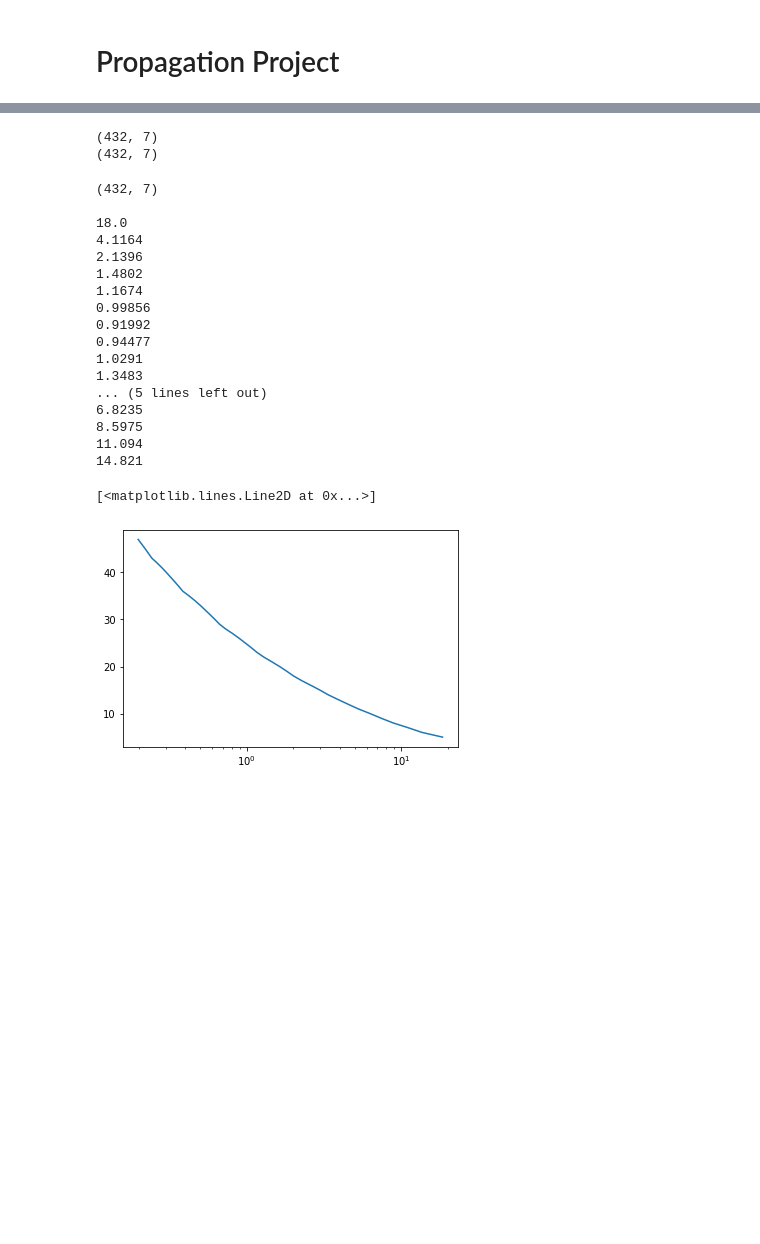
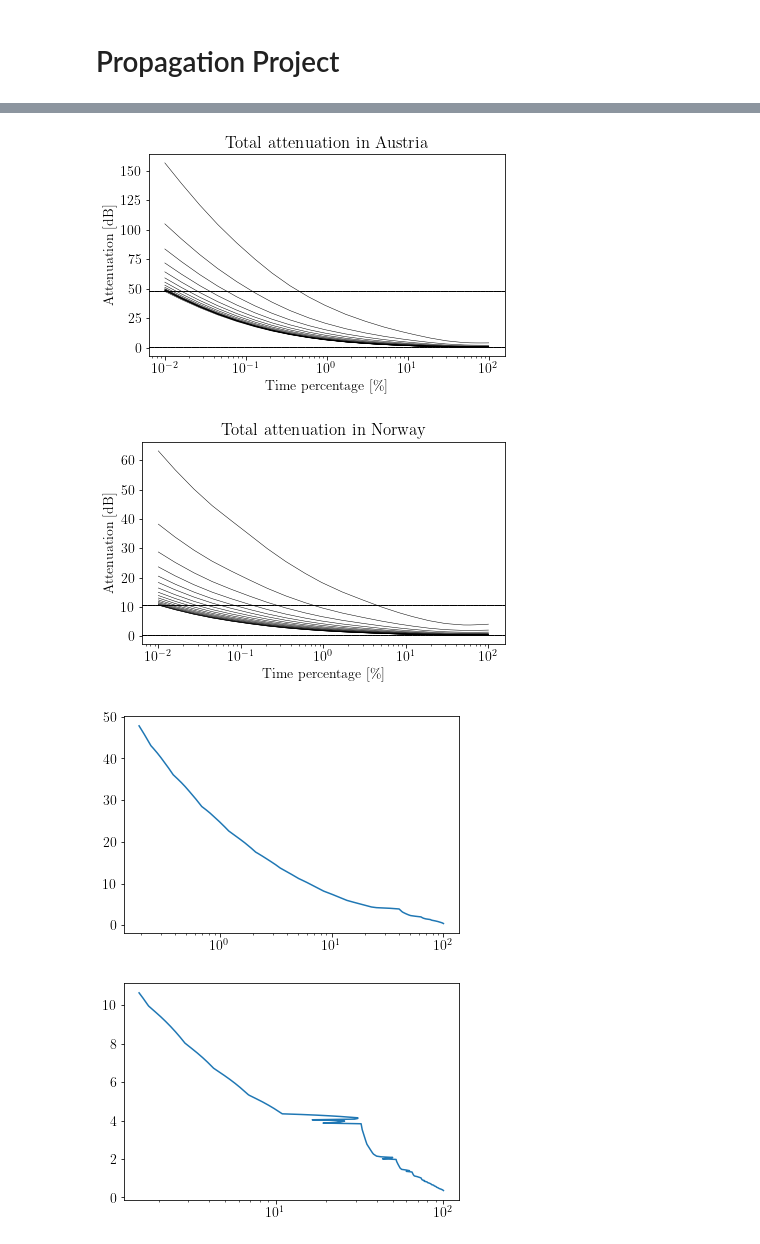
Before and after one commit to simon-collignon/geo-to-leo, a Jupyter notebook: Propagation Project.ipynb, the cells around one changed output, grey strips where cells are left out. Cells and saved outputs as stored; diff of their text form; code cells hidden in the pictures; blank space fills up the shorter version.

Commit message:
adding LeoSatellite Class

```diff
--- a/Propagation Project.ipynb
+++ b/Propagation Project.ipynb
@@ -23,7 +33,7 @@ csv headers for RAPIDS data:
 5. Time exceeded (%)
 6. att_comb (dB)
 # %%
-# load RAPIDS data
+# load the RAPIDS data.
 
 aus_37_5_50 = np.genfromtxt("./data/37_austria_5_50/output/ascii/attenuation_total.csv", delimiter=",", skip_header=7, filling_values=0)
 aus_37_55_90 = np.genfromtxt("./data/37_austria_55_90/output/ascii/attenuation_total.csv", delimiter=",", skip_header=7, filling_values=0)
@@ -32,10 +42,4 @@ nor_37_55_90 = np.genfromtxt("./data/37_norway_55_90/output/ascii/attenuation_to
 
 aus_37 = np.concatenate((aus_37_5_50, aus_37_55_90))
 nor_37 = np.concatenate((nor_37_5_50, nor_37_55_90))
-
-print(np.shape(aus_37))
-print(np.shape(nor_37))
-# %% [output]
-(432, 7)
-(432, 7)
 # %%
@@ -57,56 +65,0 @@ p_theta_nor = np.array([0.0319405890623310, 0.0201635166903524, 0.01331774947300
-# %%
-atte_max = 47.5 #dB
-
-# max des mins
-# min des max
-print(np.shape(aus_37))
-print()
-
-print(432/24)
-for i in range(len(p_theta_aus)):
-    print(aus_37[(i+1)*23, 6])
-
-
-
-attenuation_vector = np.arange(5, 48)
-
-interp_atte_list = [None] * len(p_theta_aus)
-
-for i in range(len(p_theta_aus)):
-
-    interp_atte_list[i] = interp1d(aus_37[i*24: (i+1) * 24, 6], aus_37[i*24: (i+1) * 24, 5])
-# %% [output]
-(432, 7)
-
-18.0
-4.1164
-2.1396
-1.4802
-1.1674
-0.99856
-0.91992
-0.94477
-1.0291
-1.3483
-... (5 lines left out)
-6.8235
-8.5975
-11.094
-14.821
-# %%
-plt.figure()
-    # plt.plot(interp_atte_list[0](attenuation_vector), attenuation_vector)
-    # plt.plot(aus_37[0*24: (0+1) * 24, 5], aus_37[0*24: (0+1) * 24, 6])
-
-p_atte_tot = np.zeros(len(attenuation_vector))
-
-for i in range(len(attenuation_vector)):
-    for j in range(len(p_theta_aus)):
-
-        p_atte_tot[i] += interp_atte_list[j](attenuation_vector[i]) * p_theta_aus[j]
-
-
-plt.semilogx(p_atte_tot / np.sum(p_theta_aus), attenuation_vector)
-# %% [output]
-[<matplotlib.lines.Line2D at 0x...>]
-[figure, removed]
@@ -112,0 +145,14 @@ plt.semilogx(p_atte_tot / np.sum(p_theta_aus), attenuation_vector)
+# %%
+leo_sat_aus = LeoSatellite(aus_37, p_theta_aus, 'Austria')
+leo_sat_nor = LeoSatellite(nor_37, p_theta_nor, 'Norway')
+
+leo_sat_aus.plot_cond_attenuations(100, save=True)
+leo_sat_nor.plot_cond_attenuations(100, save=True)
+
+leo_sat_aus.plot_attenuation(300)
+leo_sat_nor.plot_attenuation(300)
+# %% [output]
+[figure, added]
+[figure, added]
+[figure, added]
+[figure, added]
```
Also changed, not shown: parts of 6 cells of this notebook, 3 other files.
